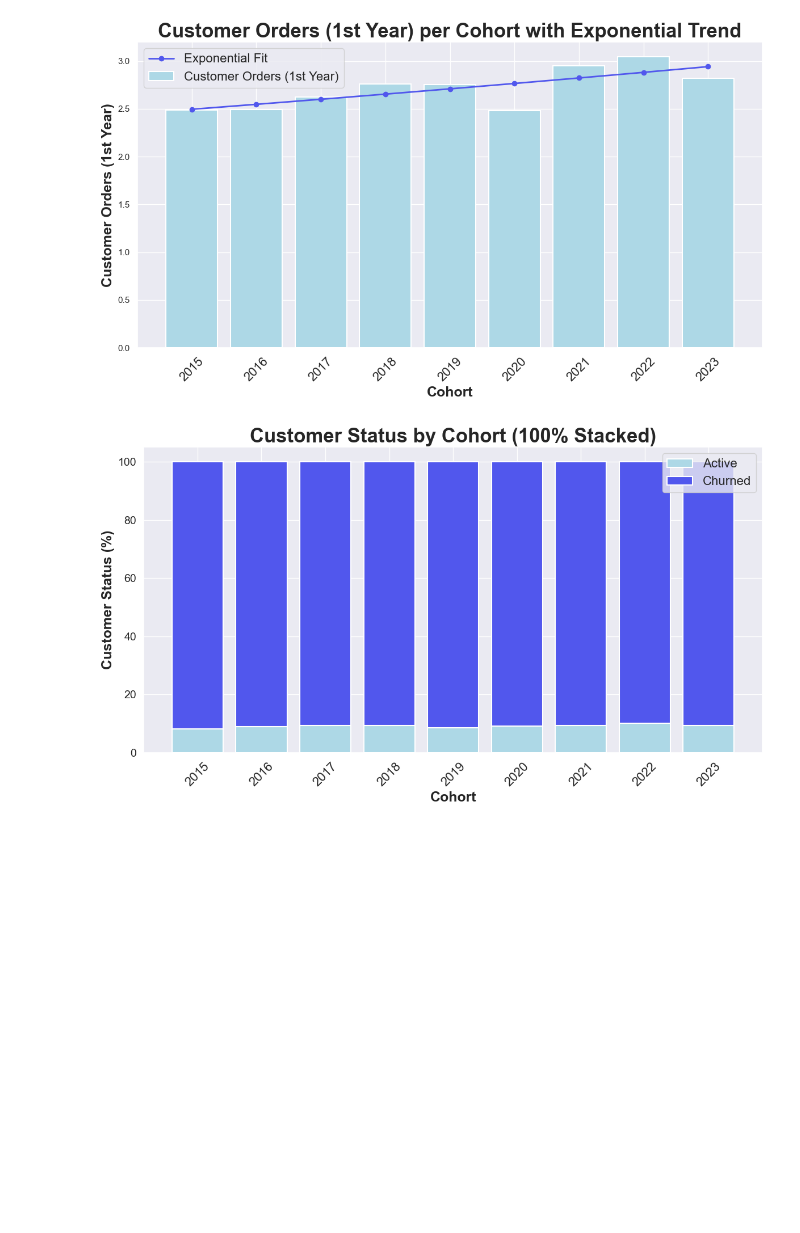
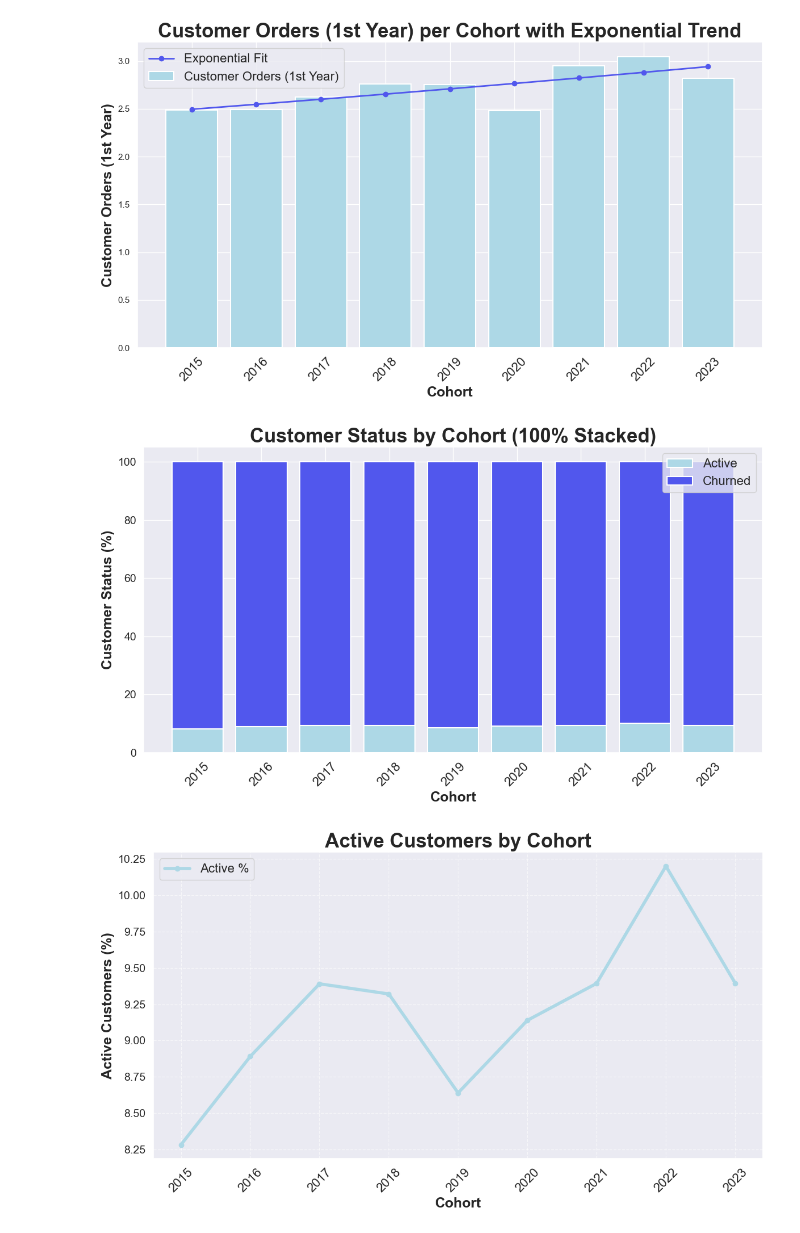
Before and after one commit to Thomas2639472/int_sql_proj, a Jupyter notebook: Scripts/graph_generation.ipynb, the cells around one changed output. Drawn from its saved outputs; the diff is of its cells as text; code cells hidden in the pictures; blank space fills up the shorter version.

Commit message:
added new customer retention plot and readme update

```diff
--- a/Scripts/graph_generation.ipynb
+++ b/Scripts/graph_generation.ipynb
@@ -221,30 +221,55 @@ df_pivot = df.pivot(index="cohort", columns="customer_status", values="status_pe
 # Create figure
 plt.figure(figsize=(12, 7))
 
 # Plot stacked bar chart
 bottom_vals = np.zeros(len(df_pivot))
 colors = {"Active": "lightblue", "Churned": "#5157ED"}  # Match your style
 
 for status in ["Active", "Churned"]:
     plt.bar(
         df_pivot.index,
         df_pivot[status],
         bottom=bottom_vals,
         color=colors[status],
         edgecolor="white",
         linewidth=1.5,
         label=status,
     )
     bottom_vals += df_pivot[status].values
 
 # Labels and formatting
 plt.xticks(df_pivot.index, df_pivot.index, rotation=45, fontsize=16)
 plt.yticks(fontsize=14)
 plt.ylabel("Customer Status (%)", fontweight="bold", fontsize=18)
 plt.xlabel("Cohort", fontweight="bold", fontsize=18)
 plt.title("Customer Status by Cohort (100% Stacked)", fontweight="bold", fontsize=25)
 plt.legend(fontsize=16)
 plt.tight_layout()
 plt.show()
+
+# Extract only Active %
+active_df = df[df["customer_status"] == "Active"]
+
+plt.figure(figsize=(12, 7))
+plt.plot(
+    active_df["cohort"],
+    active_df["status_percentage"],
+    marker="o",
+    color="lightblue",
+    linewidth=4,
+    label="Active %"
+)
+
+# Formatting
+plt.xticks(active_df["cohort"], rotation=45, fontsize=16)
+plt.yticks(fontsize=14)
+plt.ylabel("Active Customers (%)", fontweight="bold", fontsize=18)
+plt.xlabel("Cohort", fontweight="bold", fontsize=18)
+plt.title("Active Customers by Cohort", fontweight="bold", fontsize=25)
+plt.legend(fontsize=16)
+plt.grid(True, linestyle="--", alpha=0.6)
+plt.tight_layout()
+plt.show()
 # %% [output]
 [figure]
+[figure, added]
```
Also changed, not shown: 3 other files.
